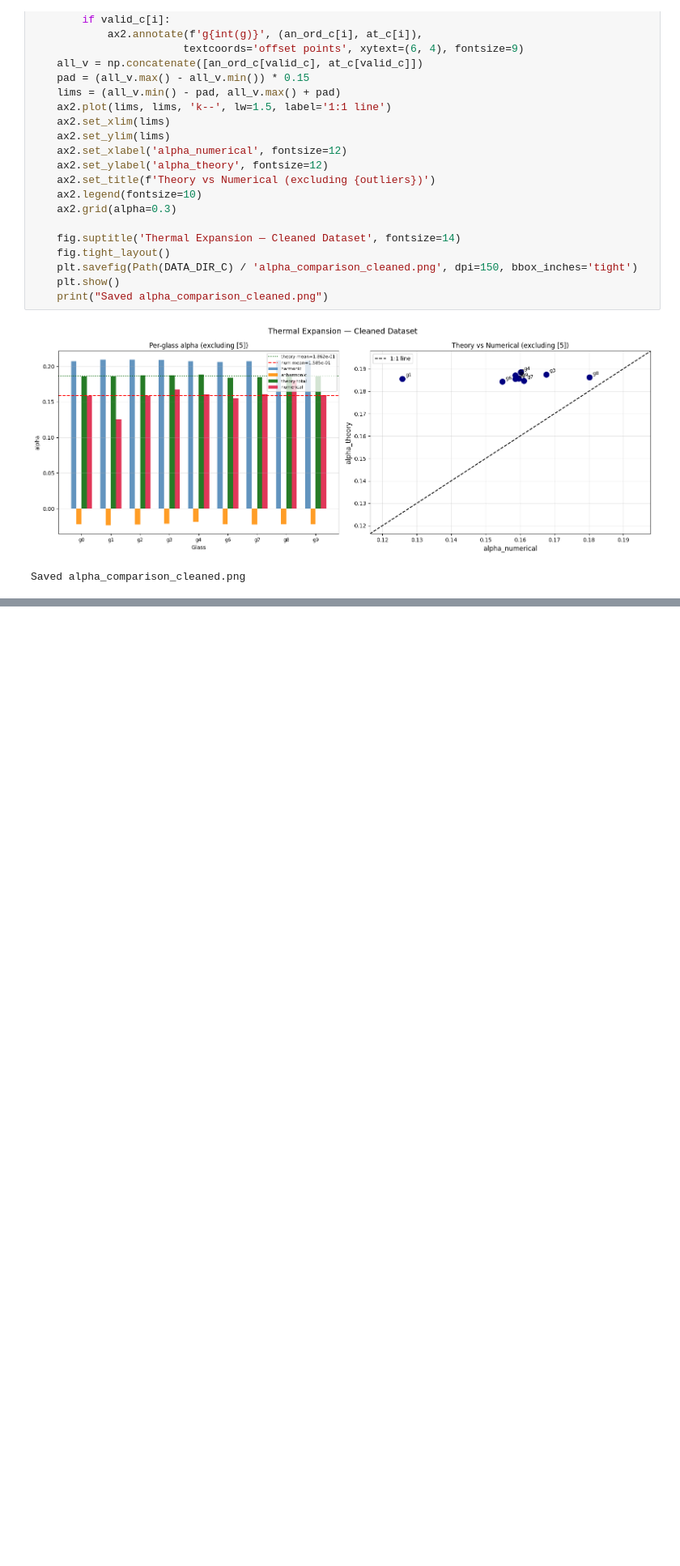
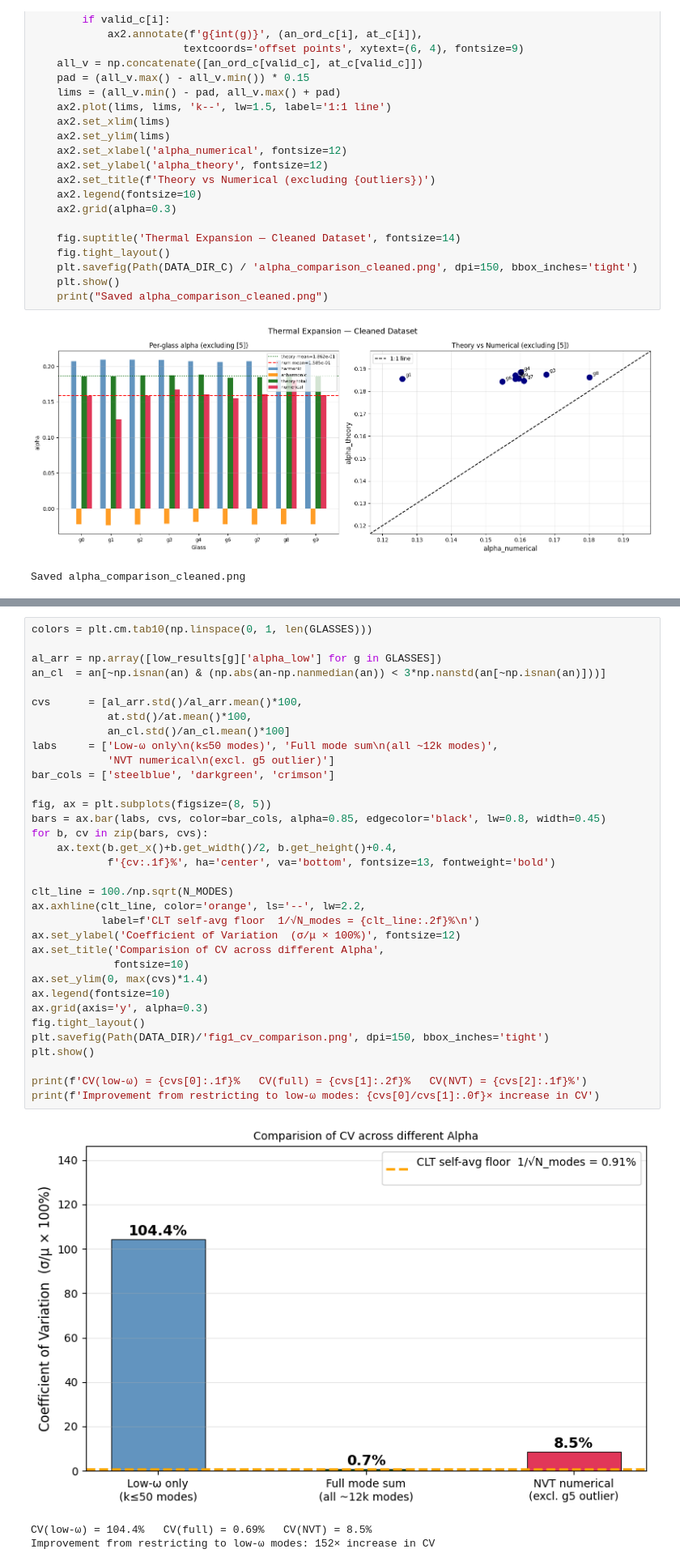
Before and after one commit to sangam28si24/glass_simulations_thermal_expansivity, a Jupyter notebook: LJ_glass/thermal_expansion_lj.ipynb, the cells around one changed output, grey strips where cells are left out. Shown at 81% size. Saved outputs shown, nothing was run; the diff lists cells and outputs as text; blank space fills up the shorter version.

```diff
--- a/LJ_glass/thermal_expansion_lj.ipynb
+++ b/LJ_glass/thermal_expansion_lj.ipynb
@@ -815,0 +1121,38 @@ glass_9    +1.595863e-01      +1.857108e-01      0.8593
+# %%
+colors = plt.cm.tab10(np.linspace(0, 1, len(GLASSES)))
+
+al_arr = np.array([low_results[g]['alpha_low'] for g in GLASSES])
+an_cl  = an[~np.isnan(an) & (np.abs(an-np.nanmedian(an)) < 3*np.nanstd(an[~np.isnan(an)]))]
+
+cvs      = [al_arr.std()/al_arr.mean()*100,
+            at.std()/at.mean()*100,
+            an_cl.std()/an_cl.mean()*100]
+labs     = ['Low-ω only\n(k≤50 modes)', 'Full mode sum\n(all ~12k modes)',
+            'NVT numerical\n(excl. g5 outlier)']
+bar_cols = ['steelblue', 'darkgreen', 'crimson']
+
+fig, ax = plt.subplots(figsize=(8, 5))
+bars = ax.bar(labs, cvs, color=bar_cols, alpha=0.85, edgecolor='black', lw=0.8, width=0.45)
+for b, cv in zip(bars, cvs):
+    ax.text(b.get_x()+b.get_width()/2, b.get_height()+0.4,
+            f'{cv:.1f}%', ha='center', va='bottom', fontsize=13, fontweight='bold')
+
+clt_line = 100./np.sqrt(N_MODES)
+ax.axhline(clt_line, color='orange', ls='--', lw=2.2,
+           label=f'CLT self-avg floor  1/√N_modes = {clt_line:.2f}%\n')
+ax.set_ylabel('Coefficient of Variation  (σ/μ × 100%)', fontsize=12)
+ax.set_title('Comparision of CV across different Alpha',
+             fontsize=10)
+ax.set_ylim(0, max(cvs)*1.4)
+ax.legend(fontsize=10)
+ax.grid(axis='y', alpha=0.3)
+fig.tight_layout()
+plt.savefig(Path(DATA_DIR)/'fig1_cv_comparison.png', dpi=150, bbox_inches='tight')
+plt.show()
+
+print(f'CV(low-ω) = {cvs[0]:.1f}%   CV(full) = {cvs[1]:.2f}%   CV(NVT) = {cvs[2]:.1f}%')
+print(f'Improvement from restricting to low-ω modes: {cvs[0]/cvs[1]:.0f}× increase in CV')
+# %% [output]
+[figure, added]
+CV(low-ω) = 104.4%   CV(full) = 0.69%   CV(NVT) = 8.5%
+Improvement from restricting to low-ω modes: 152× increase in CV
```
Also changed, not shown: parts of 39 cells of this notebook, 9 other files.
